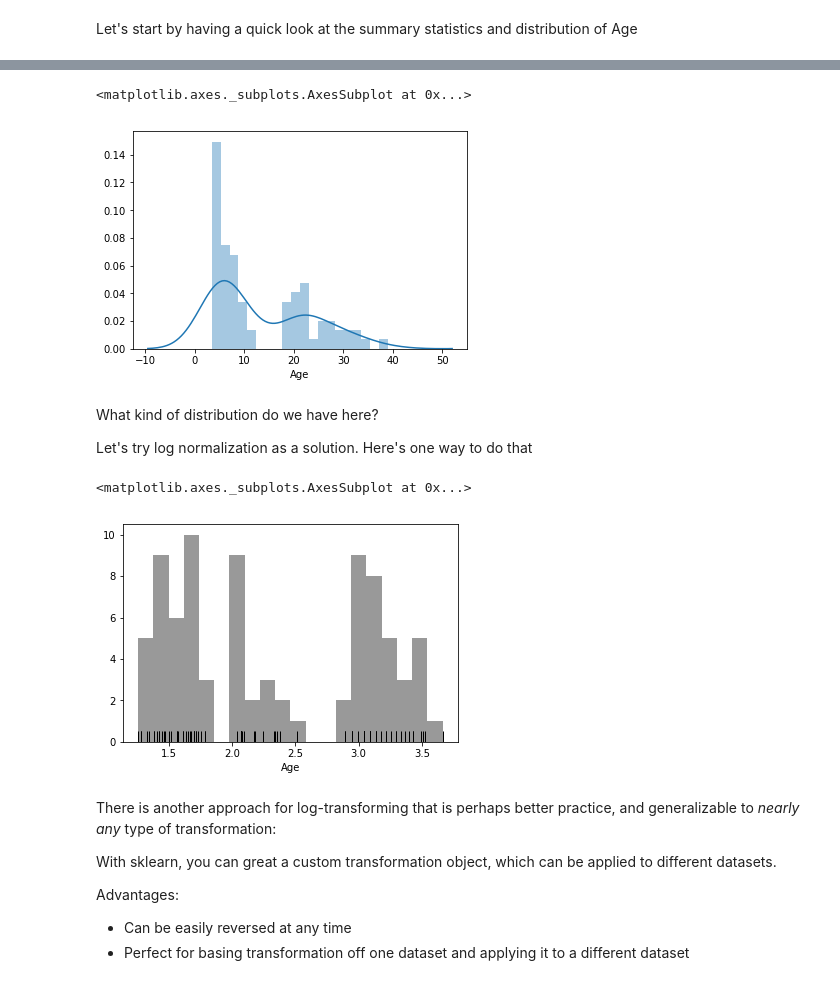
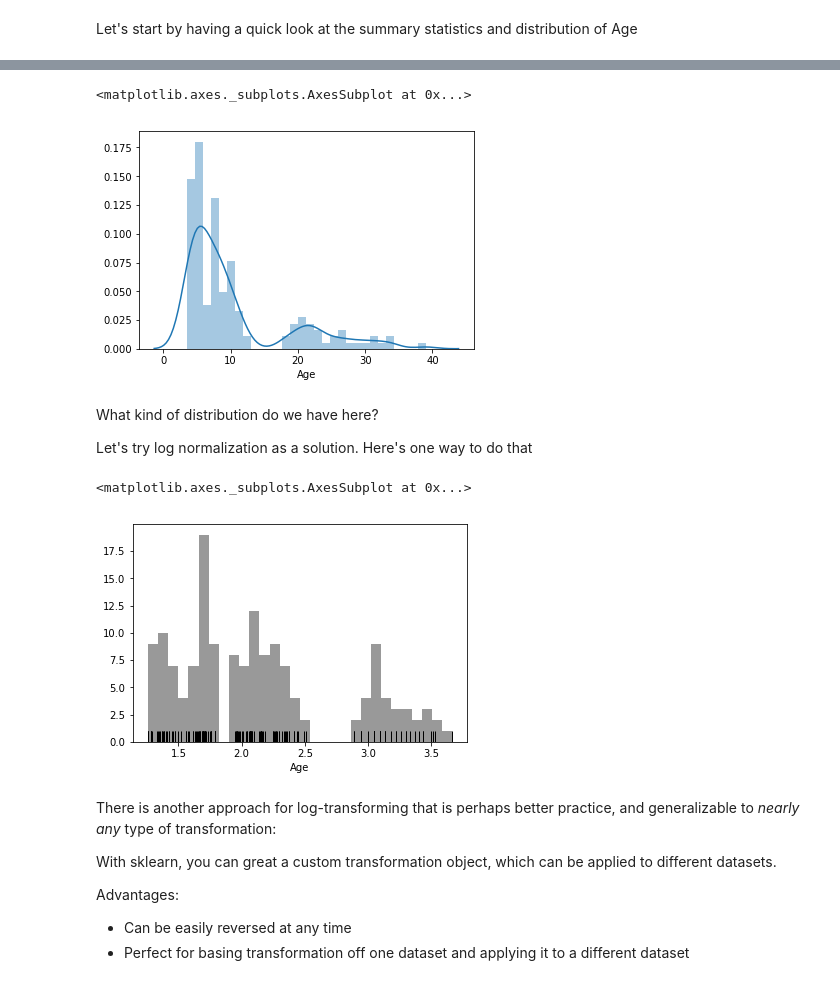
Before and after one commit to neurodatascience/NeuroDataSci-course-2019, a Jupyter notebook: content/day4/AM/DataViz.ipynb, the cells around one changed output, grey strips where cells are left out. Saved outputs shown, nothing was run; the diff lists cells and outputs as text; code cells hidden in the pictures.

```diff
--- a/content/day4/AM/DataViz.ipynb
+++ b/content/day4/AM/DataViz.ipynb
@@ -65,14 +65,14 @@ Name: Age, dtype: float64
 # %%
 # simple histogram with seaborn
 sns.distplot(pheno['Age'],
-            bins=20,          # increase "resolution"
+            #bins=30,          # increase "resolution"
             #color='black',    # change color
             #kde=False,        # get rid of KDE (y axis=N)
             #rug=True,         # add "rug"
             )
 # %% [output]
 <matplotlib.axes._subplots.AxesSubplot at 0x...>
-[figure, old version]
+[figure, new version]
 # %% [markdown]
 What kind of distribution do we have here?
 
@@ -80,16 +80,16 @@ Let's try log normalization as a solution. Here's one way to do that
 # %%
 import numpy as np
 
 log_age = np.log(pheno['Age'])
 sns.distplot(log_age,
-            bins=20,
+            bins=30,
             color='black',
             kde=False,
             rug=True,
             )
 # %% [output]
 <matplotlib.axes._subplots.AxesSubplot at 0x...>
-[figure, old version]
+[figure, new version]
 # %% [markdown]
 There is another approach for log-transforming that is perhaps better practice, and generalizable to *nearly any* type of transformation:
 
```
Also changed, not shown: parts of 36 cells of this notebook.
